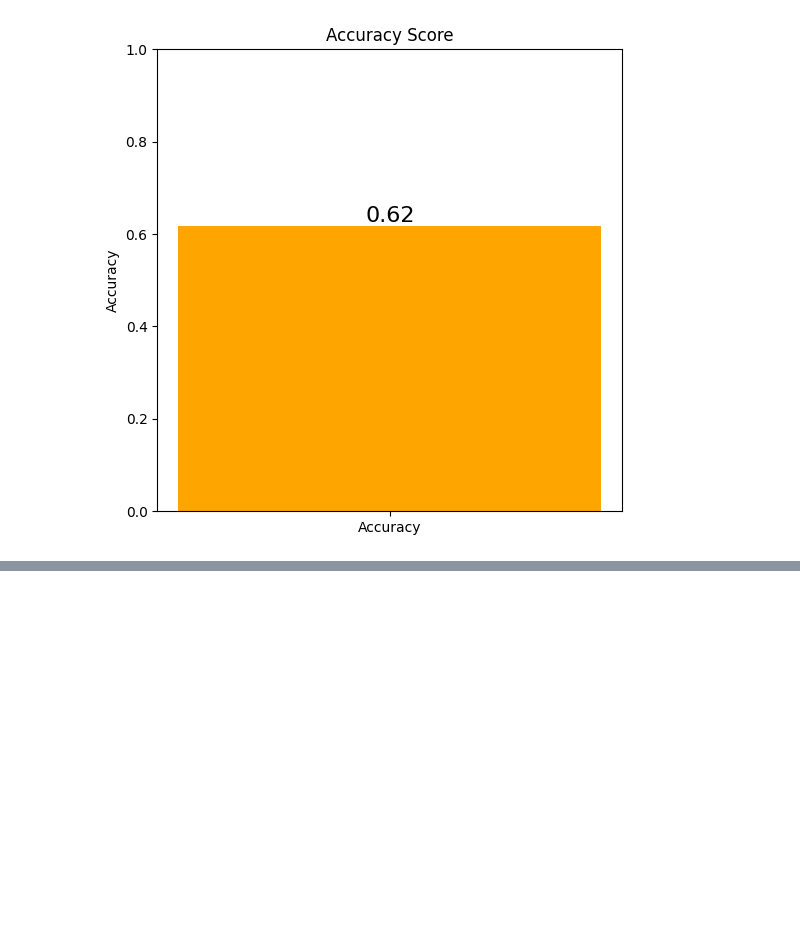
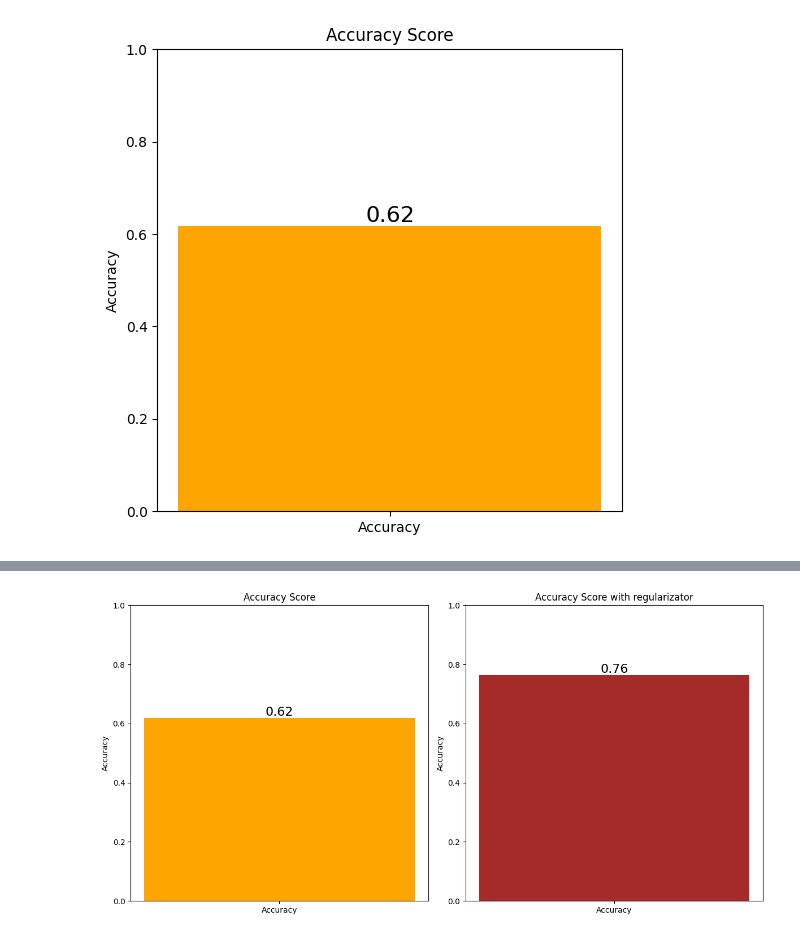
Before and after one commit to SergeyHSE/LinearClassifier.github.io, a Jupyter notebook: LinearClassifier.ipynb, the cells around one changed output, grey strips where cells are left out. Cells and saved outputs as stored; diff of their text form; code cells hidden in the pictures; blank space fills up the shorter version.

```diff
--- a/LinearClassifier.ipynb
+++ b/LinearClassifier.ipynb
@@ -213,0 +234,20 @@ plt.show()
+# %%
+# Compare two accuracy
+
+plt.figure(figsize=(12, 6), dpi=100)
+plt.subplot(1, 2, 1)
+plt.bar(['Accuracy'], [accuracy], color='orange')
+plt.ylabel('Accuracy')
+plt.title('Accuracy Score')
+plt.ylim(0, 1)
+plt.text(0, accuracy, f'{accuracy:.2f}', ha='center', va='bottom', fontsize=16, color='black')
+plt.subplot(1, 2, 2)
+plt.bar(['Accuracy'], [accuracy_l], color='brown')
+plt.ylabel('Accuracy')
+plt.title('Accuracy Score with regularizator')
+plt.ylim(0, 1)
+plt.text(0, accuracy_l, f'{accuracy_l:.2f}', ha='center', va='bottom', fontsize=16, color='black')
+plt.tight_layout()
+plt.show()
+# %% [output]
+[figure, added]
```
Also changed, not shown: parts of 3 cells of this notebook.
